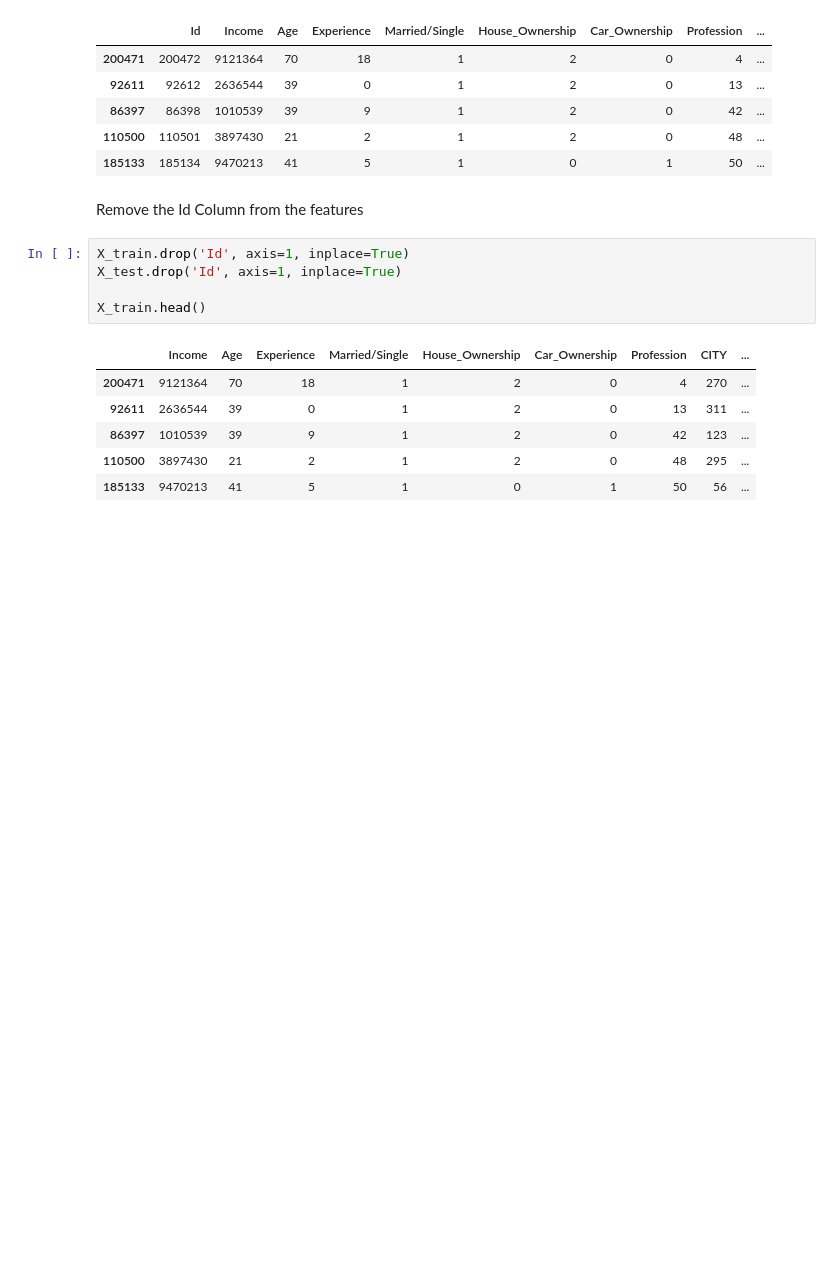
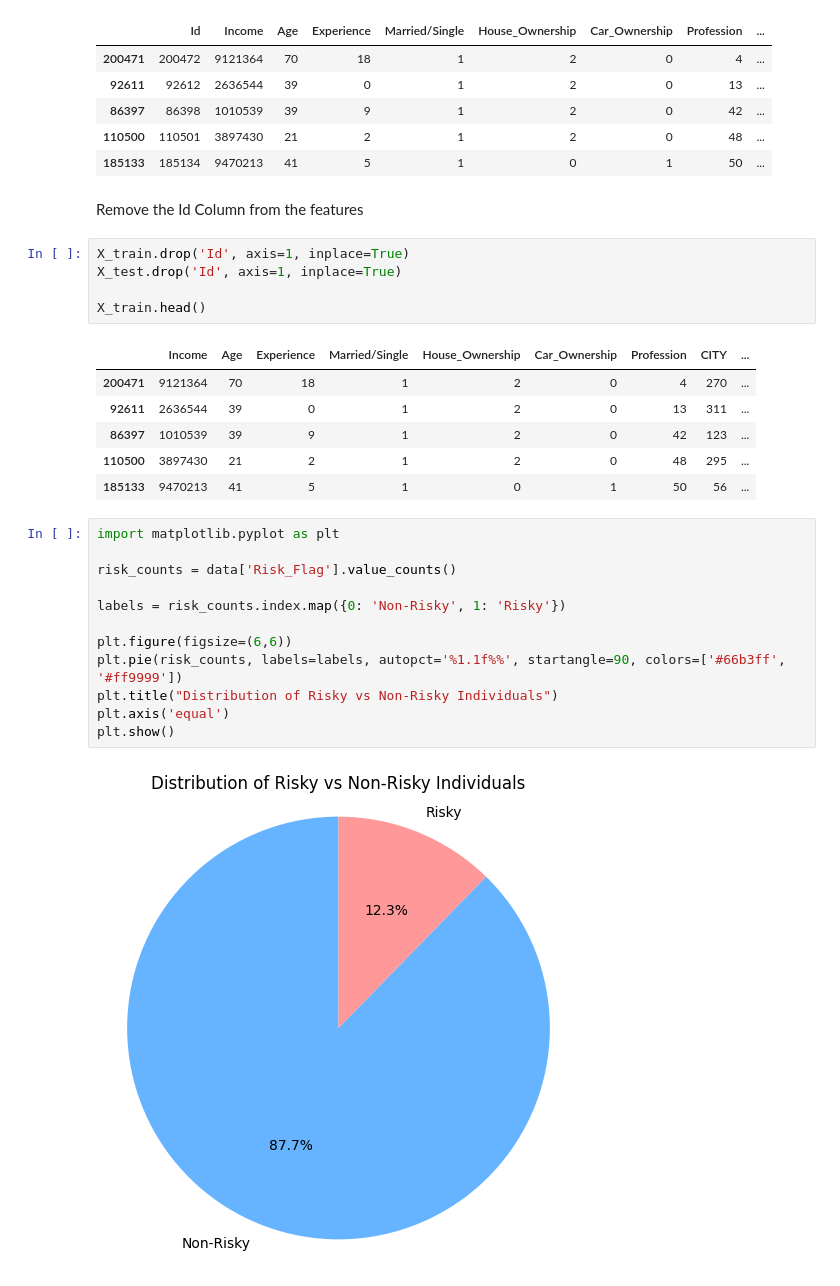
Before and after one commit to thesamarthkumar/Loan-Approval-Prediction, a Jupyter notebook: preprocessing.ipynb, the cells around one changed output. Cells and saved outputs as stored; diff of their text form; blank space fills up the shorter version.

Commit message:
visualizatoin

```diff
--- a/preprocessing.ipynb
+++ b/preprocessing.ipynb
@@ -127,3 +126,17 @@ X_train.head()
 | 86397 | 1010539 | 39 | 9 | 1 | 2 | 0 | 42 | 123 | ... |
 | 110500 | 3897430 | 21 | 2 | 1 | 2 | 0 | 48 | 295 | ... |
 | 185133 | 9470213 | 41 | 5 | 1 | 0 | 1 | 50 | 56 | ... |
+# %%
+import matplotlib.pyplot as plt
+
+risk_counts = data['Risk_Flag'].value_counts()
+
+labels = risk_counts.index.map({0: 'Non-Risky', 1: 'Risky'})
+
+plt.figure(figsize=(6,6))
+plt.pie(risk_counts, labels=labels, autopct='%1.1f%%', startangle=90, colors=['#66b3ff', '#ff9999'])
+plt.title("Distribution of Risky vs Non-Risky Individuals")
+plt.axis('equal')
+plt.show()
+# %% [output]
+[figure, added]
```
Also changed, not shown: parts of 1 cell of this notebook.
